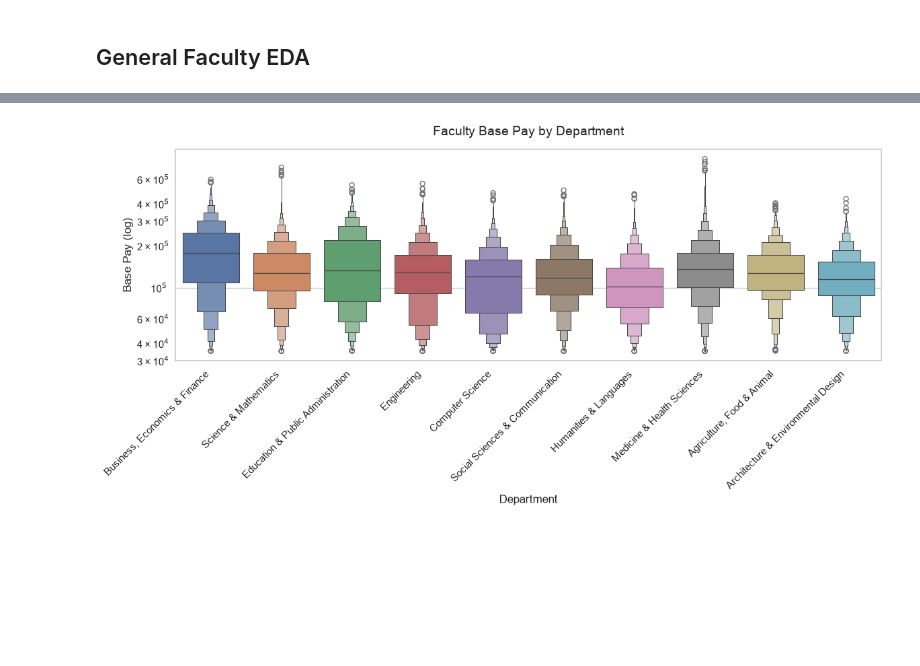
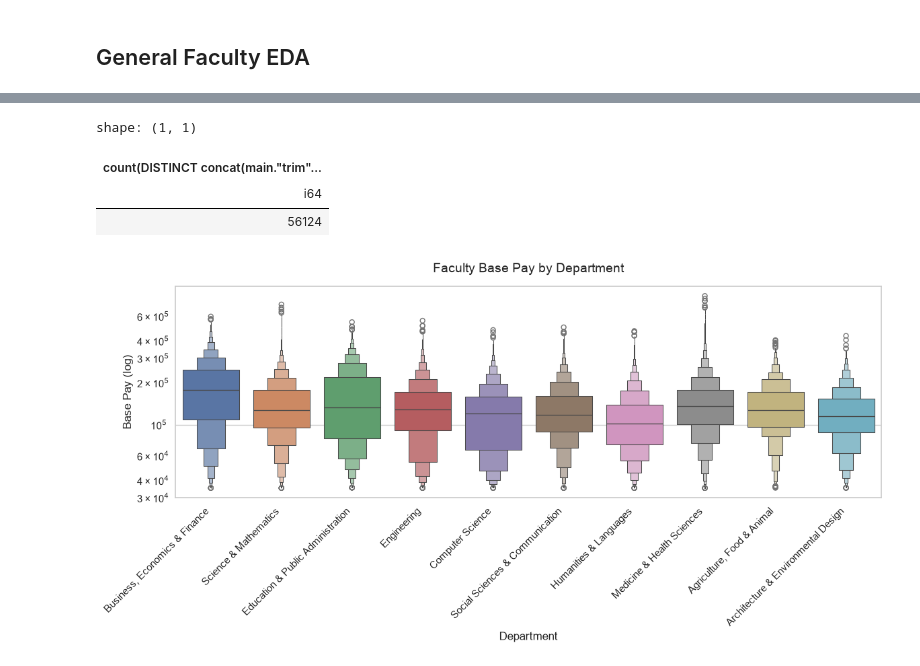
Before and after one commit to CSC4693-Fall-2026/CSC4693, a Jupyter notebook: Faculty/analyze_faculty.ipynb, the cells around one changed output, grey strips where cells are left out. Drawn from its saved outputs; the diff is of its cells as text; code cells hidden in the pictures; blank space fills up the shorter version.

```diff
--- a/Faculty/analyze_faculty.ipynb
+++ b/Faculty/analyze_faculty.ipynb
@@ -39,3 +61,13 @@ shape: (9, 11)
+# %%
+duckdb.sql("""
+SELECT COUNT(DISTINCT CONCAT(TRIM(first_name), ' ', TRIM(last_name), ' ', campus))
+FROM faculty_salaries
+""").pl()
+# %% [output]
+shape: (1, 1)
+| count(DISTINCT concat(main."trim"... |
+| i64 |
+| 56124 |
 # %%
 pay_by_salary = duckdb.sql("""
 SELECT base_pay, gross_pay, department
```
Also changed, not shown: parts of 6 cells of this notebook.
